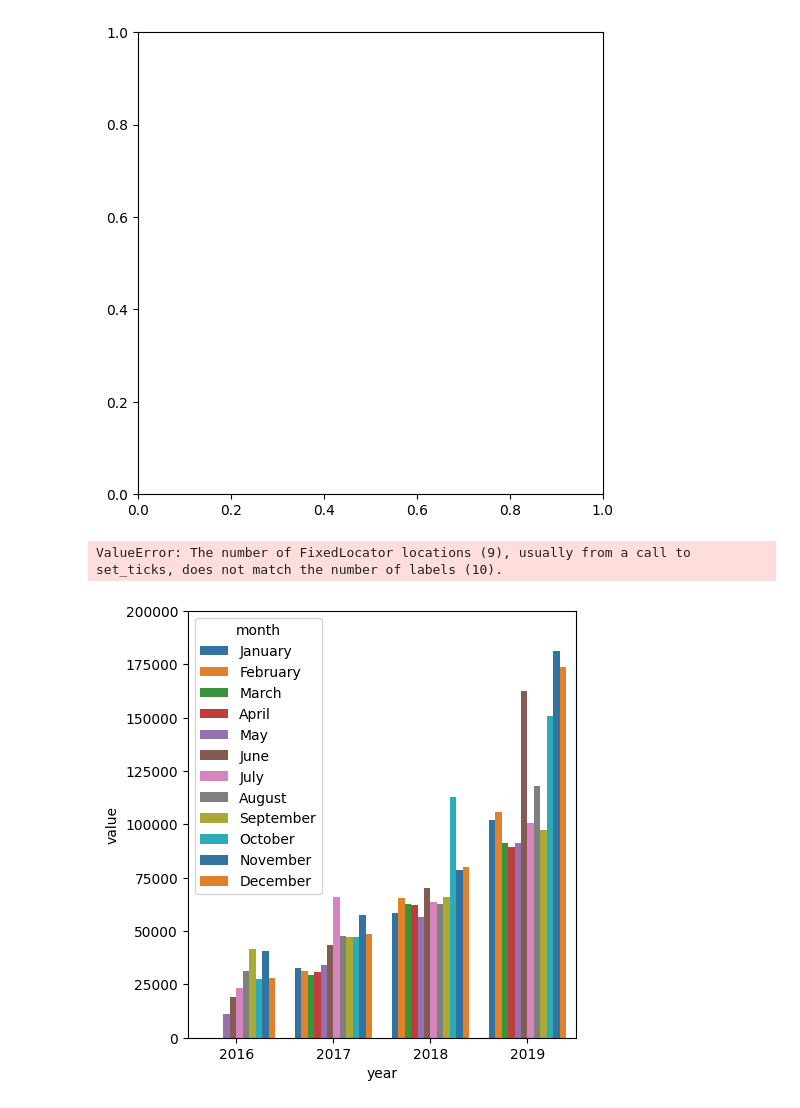
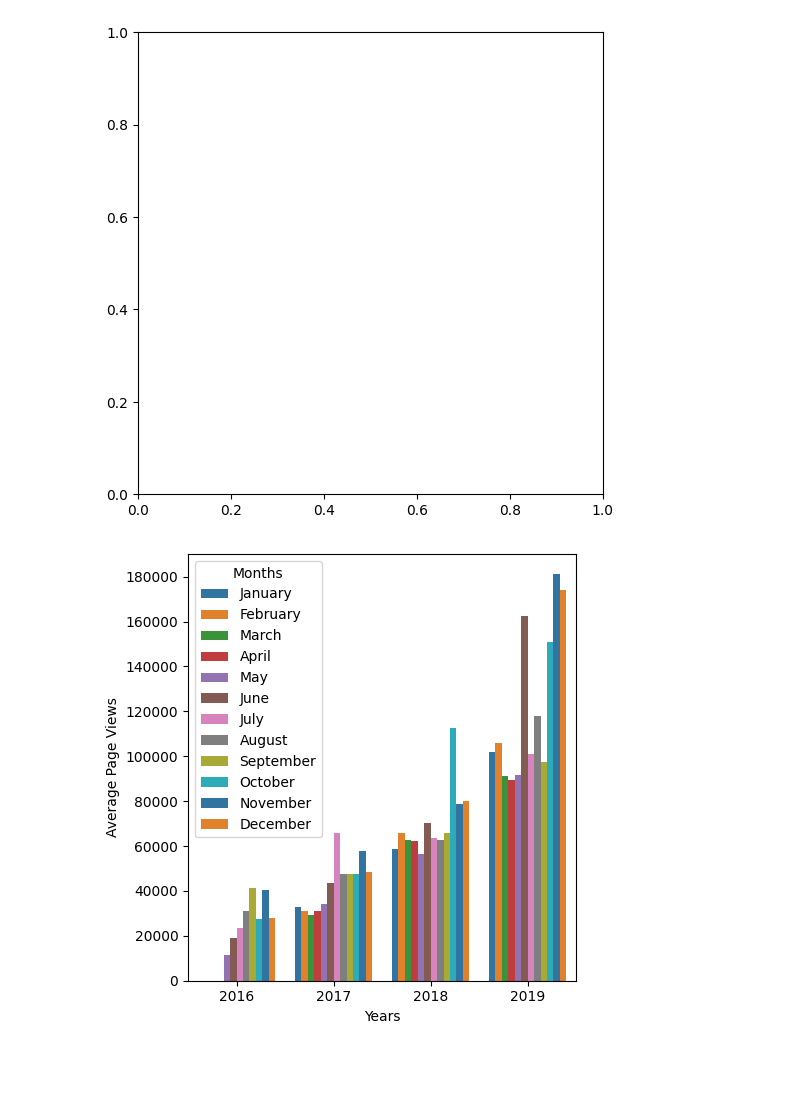
Before and after one commit to roldugina/freecodecamp_data_analysis_projects, a Jupyter notebook: page_view_time_series_visualizer/time_series.ipynb, the cells around one changed output. Saved outputs shown, nothing was run; the diff lists cells and outputs as text; code cells hidden in the pictures; blank space fills up the shorter version.

```diff
--- a/page_view_time_series_visualizer/time_series.ipynb
+++ b/page_view_time_series_visualizer/time_series.ipynb
@@ -108,14 +101,12 @@ fig,ax2=plt.subplots(figsize=(6,6))
 # %% [output]
 [figure]
 # %%
-order=('January','February','March','April','May','June','July','August','September','October','November','December')
+from calendar import month_name
+order = list(month_name)[1:]
 ax=sns.catplot(data=df_bar,x='year',y='value',hue='month',kind='bar',estimator='mean',errorbar=None,palette='tab10',hue_order=order,legend_out=False,facet_kws=dict(despine=False))
-#ax.set(xlabel='Years',
-#       ylabel='Average Page Views')
-ax.set_yticklabels(np.linspace(0,180000,num=10,dtype='int').astype(str))
+ax.ax.yaxis.set_major_locator(MultipleLocator(20000))
 ax.set(xlabel='Years', ylabel='Average Page Views')
 plt.legend(loc='upper left',title='Months')
 plt.show()
 # %% [output]
-ValueError: The number of FixedLocator locations (9), usually from a call to set_ticks, does not match the number of labels (10).
-[figure, old version]
+[figure, new version]
```
Also changed, not shown: parts of 5 cells of this notebook.
